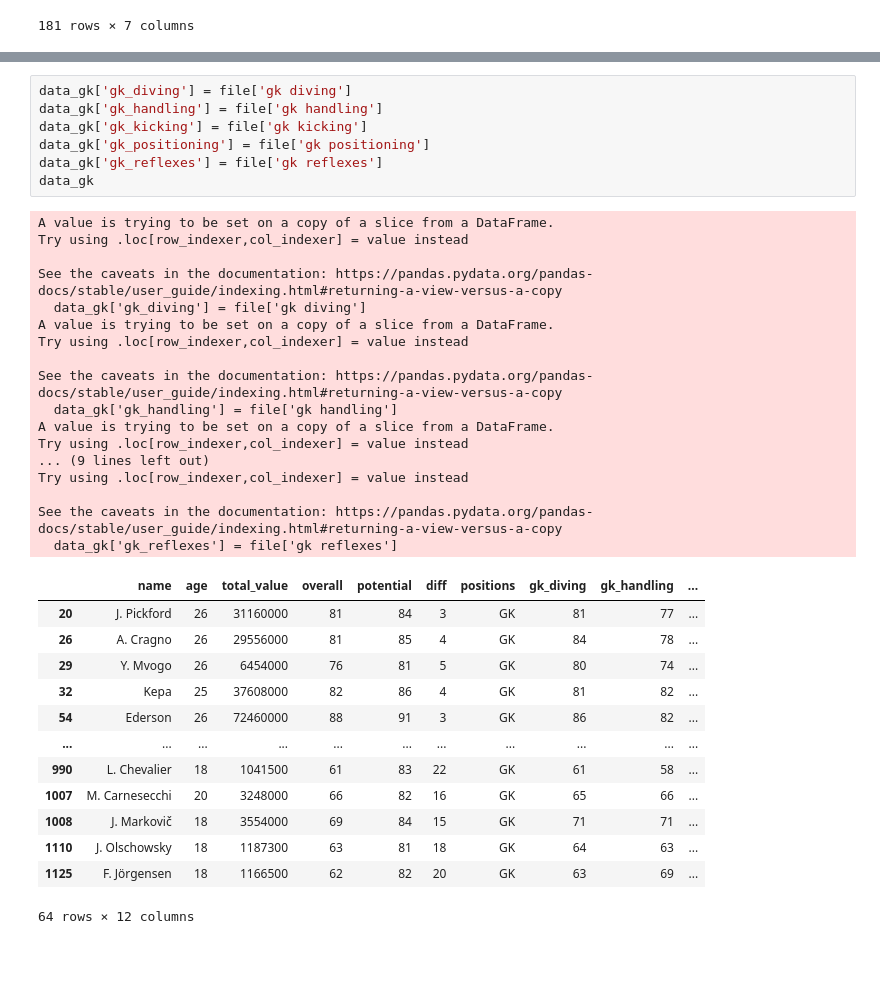
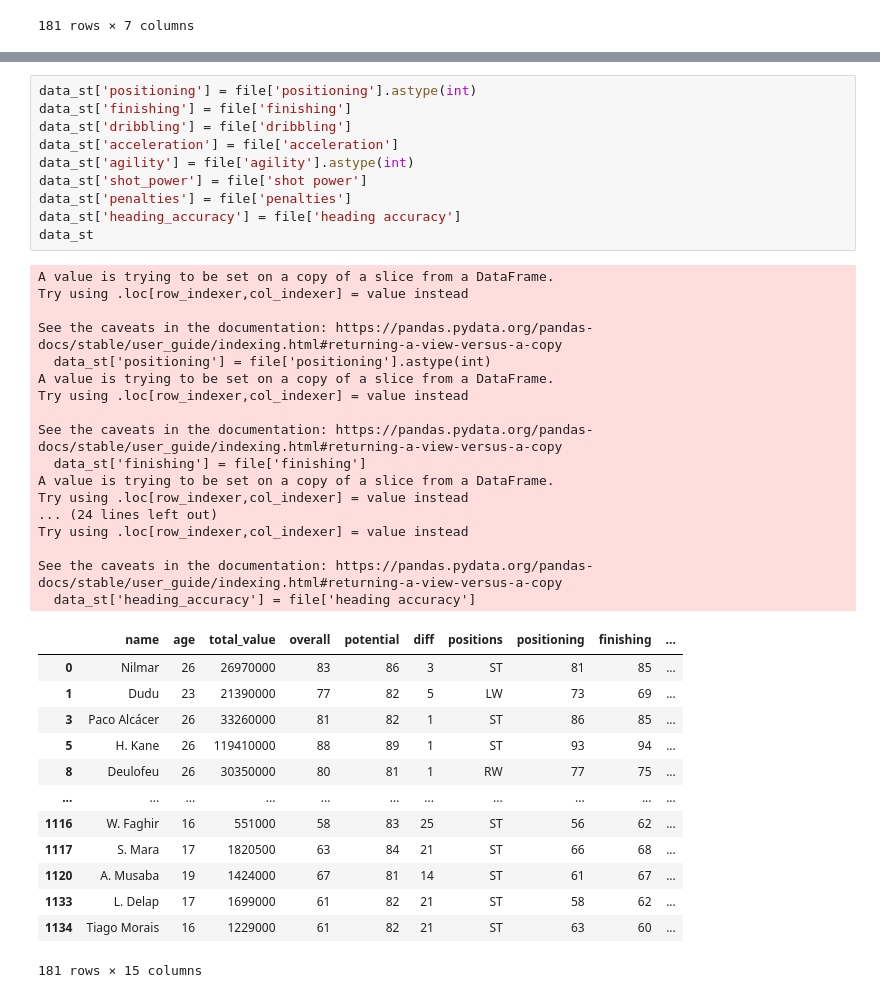
Before and after one commit to MiguelSaraiva/data_Fifa_MoneyBall, a Jupyter notebook: FIFA_MoneyBall.ipynb, the cells around one changed output, grey strips where cells are left out. Drawn from its saved outputs; the diff is of its cells as text; blank space fills up the shorter version.

```diff
--- a/FIFA_MoneyBall.ipynb
+++ b/FIFA_MoneyBall.ipynb
@@ -265,38 +248,41 @@ data_gk = data[data['positions'] == 'GK']
-# %%
-data_gk['gk_diving'] = file['gk diving']
-data_gk['gk_handling'] = file['gk handling']
-data_gk['gk_kicking'] = file['gk kicking']
-data_gk['gk_positioning'] = file['gk positioning']
-data_gk['gk_reflexes'] = file['gk reflexes']
-data_gk
-# %% [output]
-A value is trying to be set on a copy of a slice from a DataFrame.
-Try using .loc[row_indexer,col_indexer] = value instead
-
-See the caveats in the documentation: https://pandas.pydata.org/pandas-docs/stable/user_guide/indexing.html#returning-a-view-versus-a-copy
-  data_gk['gk_diving'] = file['gk diving']
-A value is trying to be set on a copy of a slice from a DataFrame.
-Try using .loc[row_indexer,col_indexer] = value instead
-
-See the caveats in the documentation: https://pandas.pydata.org/pandas-docs/stable/user_guide/indexing.html#returning-a-view-versus-a-copy
-  data_gk['gk_handling'] = file['gk handling']
-A value is trying to be set on a copy of a slice from a DataFrame.
-Try using .loc[row_indexer,col_indexer] = value instead
-... (9 lines left out)
-Try using .loc[row_indexer,col_indexer] = value instead
-
-See the caveats in the documentation: https://pandas.pydata.org/pandas-docs/stable/user_guide/indexing.html#returning-a-view-versus-a-copy
-  data_gk['gk_reflexes'] = file['gk reflexes']
-|  | name | age | total_value | overall | potential | diff | positions | gk_diving | gk_handling | ... |
-| 20 | J. Pickford | 26 | 31160000 | 81 | 84 | 3 | GK | 81 | 77 | ... |
-| 26 | A. Cragno | 26 | 29556000 | 81 | 85 | 4 | GK | 84 | 78 | ... |
-| 29 | Y. Mvogo | 26 | 6454000 | 76 | 81 | 5 | GK | 80 | 74 | ... |
-| 32 | Kepa | 25 | 37608000 | 82 | 86 | 4 | GK | 81 | 82 | ... |
-| 54 | Ederson | 26 | 72460000 | 88 | 91 | 3 | GK | 86 | 82 | ... |
-| ... | ... | ... | ... | ... | ... | ... | ... | ... | ... | ... |
-| 990 | L. Chevalier | 18 | 1041500 | 61 | 83 | 22 | GK | 61 | 58 | ... |
-| 1007 | M. Carnesecchi | 20 | 3248000 | 66 | 82 | 16 | GK | 65 | 66 | ... |
-| 1008 | J. Markovič | 18 | 3554000 | 69 | 84 | 15 | GK | 71 | 71 | ... |
-| 1110 | J. Olschowsky | 18 | 1187300 | 63 | 81 | 18 | GK | 64 | 63 | ... |
-| 1125 | F. Jörgensen | 18 | 1166500 | 62 | 82 | 20 | GK | 63 | 69 | ... |
-64 rows × 12 columns
+# %%
+data_st['positioning'] = file['positioning'].astype(int)
+data_st['finishing'] = file['finishing']
+data_st['dribbling'] = file['dribbling']
+data_st['acceleration'] = file['acceleration']
+data_st['agility'] = file['agility'].astype(int)
+data_st['shot_power'] = file['shot power']
+data_st['penalties'] = file['penalties']
+data_st['heading_accuracy'] = file['heading accuracy']
+data_st
+# %% [output]
+A value is trying to be set on a copy of a slice from a DataFrame.
+Try using .loc[row_indexer,col_indexer] = value instead
+
+See the caveats in the documentation: https://pandas.pydata.org/pandas-docs/stable/user_guide/indexing.html#returning-a-view-versus-a-copy
+  data_st['positioning'] = file['positioning'].astype(int)
+A value is trying to be set on a copy of a slice from a DataFrame.
+Try using .loc[row_indexer,col_indexer] = value instead
+
+See the caveats in the documentation: https://pandas.pydata.org/pandas-docs/stable/user_guide/indexing.html#returning-a-view-versus-a-copy
+  data_st['finishing'] = file['finishing']
+A value is trying to be set on a copy of a slice from a DataFrame.
+Try using .loc[row_indexer,col_indexer] = value instead
+... (24 lines left out)
+Try using .loc[row_indexer,col_indexer] = value instead
+
+See the caveats in the documentation: https://pandas.pydata.org/pandas-docs/stable/user_guide/indexing.html#returning-a-view-versus-a-copy
+  data_st['heading_accuracy'] = file['heading accuracy']
+|  | name | age | total_value | overall | potential | diff | positions | positioning | finishing | ... |
+| 0 | Nilmar | 26 | 26970000 | 83 | 86 | 3 | ST | 81 | 85 | ... |
+| 1 | Dudu | 23 | 21390000 | 77 | 82 | 5 | LW | 73 | 69 | ... |
+| 3 | Paco Alcácer | 26 | 33260000 | 81 | 82 | 1 | ST | 86 | 85 | ... |
+| 5 | H. Kane | 26 | 119410000 | 88 | 89 | 1 | ST | 93 | 94 | ... |
+| 8 | Deulofeu | 26 | 30350000 | 80 | 81 | 1 | RW | 77 | 75 | ... |
+| ... | ... | ... | ... | ... | ... | ... | ... | ... | ... | ... |
+| 1116 | W. Faghir | 16 | 551000 | 58 | 83 | 25 | ST | 56 | 62 | ... |
+| 1117 | S. Mara | 17 | 1820500 | 63 | 84 | 21 | ST | 66 | 68 | ... |
+| 1120 | A. Musaba | 19 | 1424000 | 67 | 81 | 14 | ST | 61 | 67 | ... |
+| 1133 | L. Delap | 17 | 1699000 | 61 | 82 | 21 | ST | 58 | 62 | ... |
+| 1134 | Tiago Morais | 16 | 1229000 | 61 | 82 | 21 | ST | 63 | 60 | ... |
+181 rows × 15 columns
```
Also changed, not shown: parts of 11 cells of this notebook, 1 other file.
